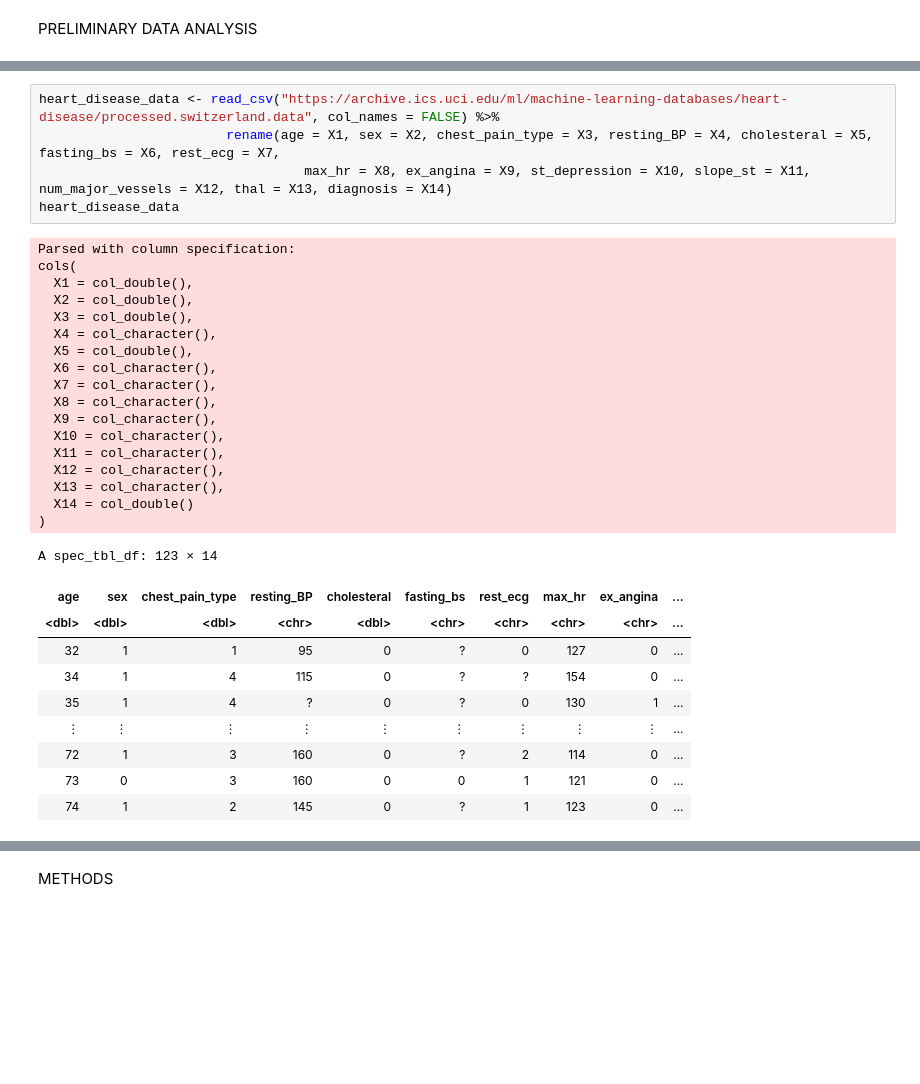
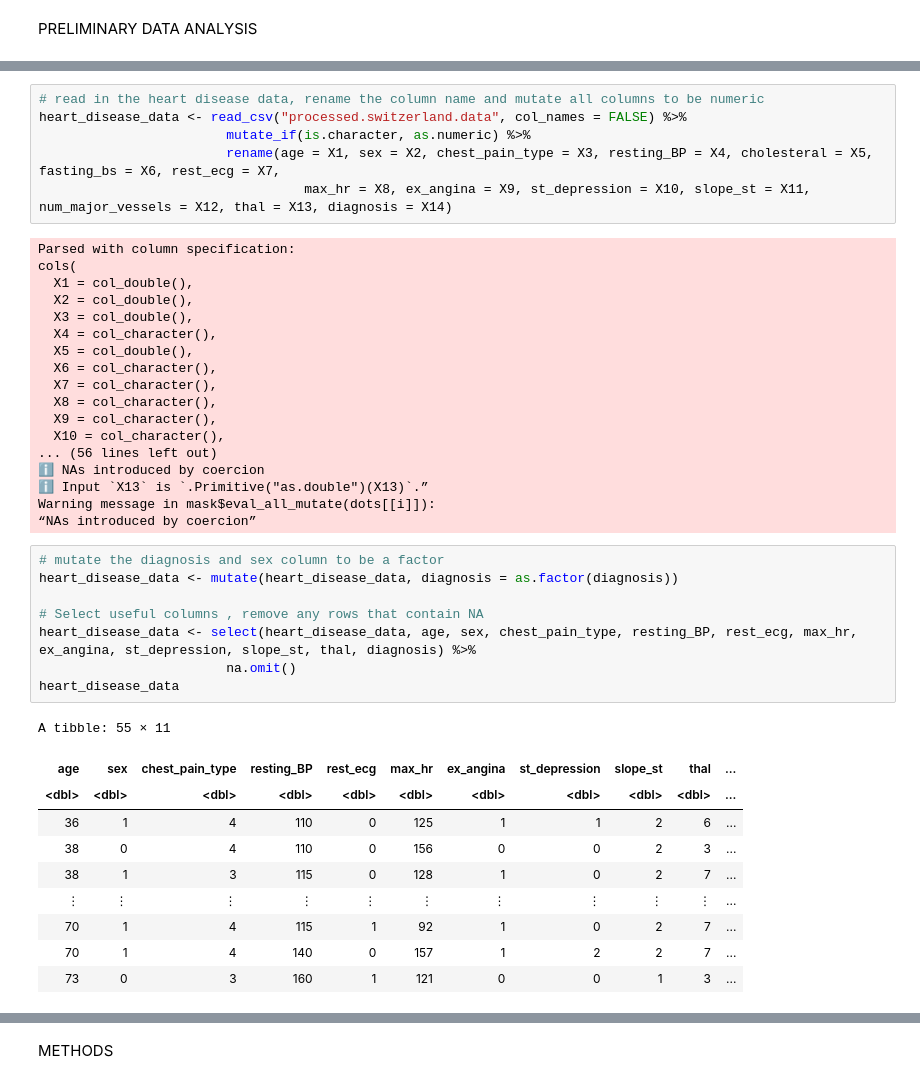
Before and after one commit to camirr/Heart-Disease-Data-Set-Case-Study, a Jupyter notebook: Project_proposal.ipynb, the cells around one changed output, grey strips where cells are left out. Drawn from its saved outputs; the diff is of its cells as text; blank space fills up the shorter version.

```diff
--- a/Project_proposal.ipynb
+++ b/Project_proposal.ipynb
@@ -32,8 +14,9 @@ Warning message:
 # %%
-heart_disease_data <- read_csv("https://archive.ics.uci.edu/ml/machine-learning-databases/heart-disease/processed.switzerland.data", col_names = FALSE) %>%
+# read in the heart disease data, rename the column name and mutate all columns to be numeric
+heart_disease_data <- read_csv("processed.switzerland.data", col_names = FALSE) %>%
+                        mutate_if(is.character, as.numeric) %>%
                         rename(age = X1, sex = X2, chest_pain_type = X3, resting_BP = X4, cholesteral = X5, fasting_bs = X6, rest_ecg = X7,
                                   max_hr = X8, ex_angina = X9, st_depression = X10, slope_st = X11, num_major_vessels = X12, thal = X13, diagnosis = X14)
-heart_disease_data
 # %% [output]
 Parsed with column specification:
 cols(
@@ -47,18 +30,27 @@ cols(
   X8 = col_character(),
   X9 = col_character(),
   X10 = col_character(),
-  X11 = col_character(),
-  X12 = col_character(),
-  X13 = col_character(),
-  X14 = col_double()
-)
+... (56 lines left out)
+ℹ NAs introduced by coercion
+ℹ Input `X13` is `.Primitive("as.double")(X13)`.”
+Warning message in mask$eval_all_mutate(dots[[i]]):
+“NAs introduced by coercion”
-A spec_tbl_df: 123 × 14
-| age | sex | chest_pain_type | resting_BP | cholesteral | fasting_bs | rest_ecg | max_hr | ex_angina | ... |
-| <dbl> | <dbl> | <dbl> | <chr> | <dbl> | <chr> | <chr> | <chr> | <chr> | ... |
-| 32 | 1 | 1 | 95 | 0 | ? | 0 | 127 | 0 | ... |
-| 34 | 1 | 4 | 115 | 0 | ? | ? | 154 | 0 | ... |
-| 35 | 1 | 4 | ? | 0 | ? | 0 | 130 | 1 | ... |
-| ⋮ | ⋮ | ⋮ | ⋮ | ⋮ | ⋮ | ⋮ | ⋮ | ⋮ | ... |
-| 72 | 1 | 3 | 160 | 0 | ? | 2 | 114 | 0 | ... |
-| 73 | 0 | 3 | 160 | 0 | 0 | 1 | 121 | 0 | ... |
-| 74 | 1 | 2 | 145 | 0 | ? | 1 | 123 | 0 | ... |
+# %%
+# mutate the diagnosis and sex column to be a factor
+heart_disease_data <- mutate(heart_disease_data, diagnosis = as.factor(diagnosis))
+
+# Select useful columns , remove any rows that contain NA
+heart_disease_data <- select(heart_disease_data, age, sex, chest_pain_type, resting_BP, rest_ecg, max_hr, ex_angina, st_depression, slope_st, thal, diagnosis) %>%
+                        na.omit()
+heart_disease_data
+# %% [output]
+A tibble: 55 × 11
+| age | sex | chest_pain_type | resting_BP | rest_ecg | max_hr | ex_angina | st_depression | slope_st | thal | ... |
+| <dbl> | <dbl> | <dbl> | <dbl> | <dbl> | <dbl> | <dbl> | <dbl> | <dbl> | <dbl> | ... |
+| 36 | 1 | 4 | 110 | 0 | 125 | 1 | 1 | 2 | 6 | ... |
+| 38 | 0 | 4 | 110 | 0 | 156 | 0 | 0 | 2 | 3 | ... |
+| 38 | 1 | 3 | 115 | 0 | 128 | 1 | 0 | 2 | 7 | ... |
+| ⋮ | ⋮ | ⋮ | ⋮ | ⋮ | ⋮ | ⋮ | ⋮ | ⋮ | ⋮ | ... |
+| 70 | 1 | 4 | 115 | 1 | 92 | 1 | 0 | 2 | 7 | ... |
+| 70 | 1 | 4 | 140 | 0 | 157 | 1 | 2 | 2 | 7 | ... |
+| 73 | 0 | 3 | 160 | 1 | 121 | 0 | 0 | 1 | 3 | ... |
```
Also changed, not shown: parts of 3 cells of this notebook.
